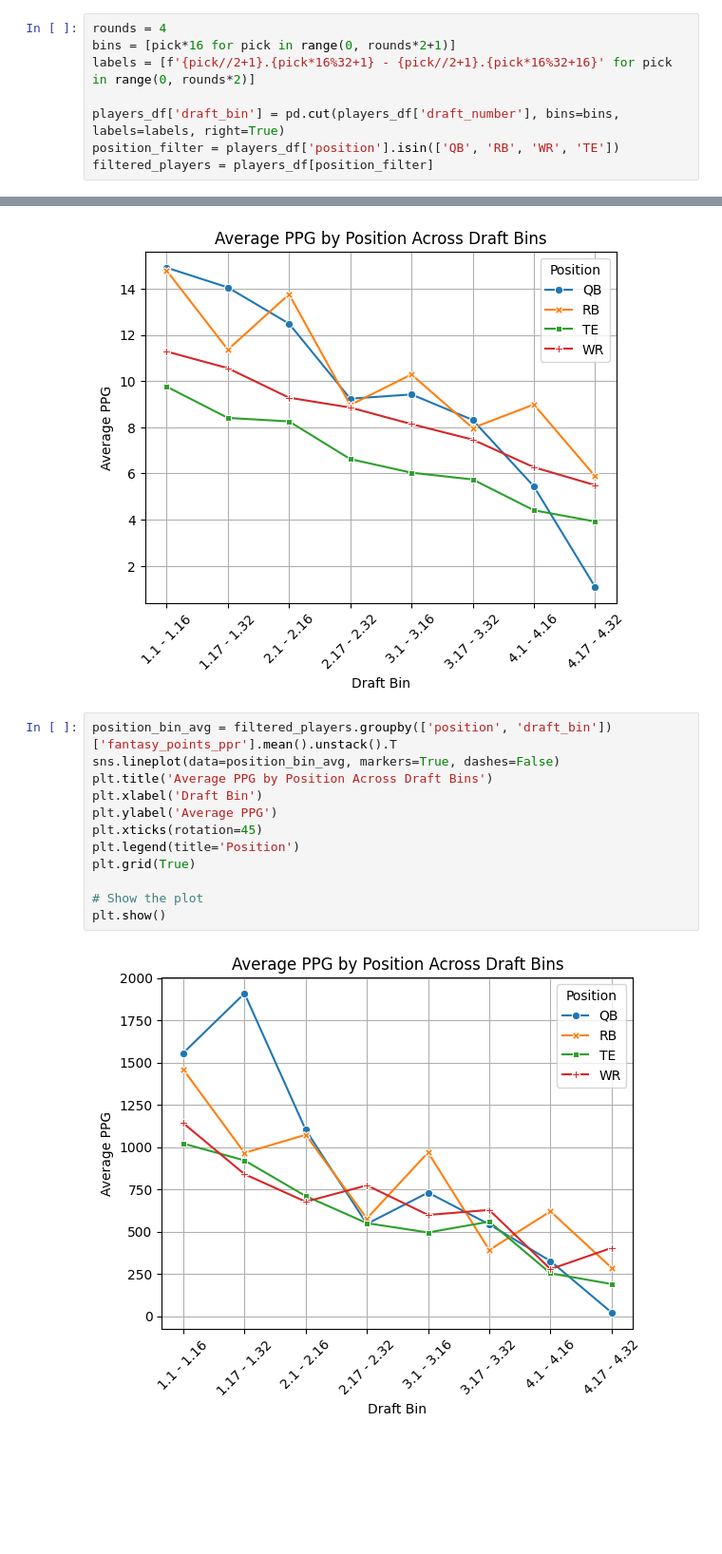
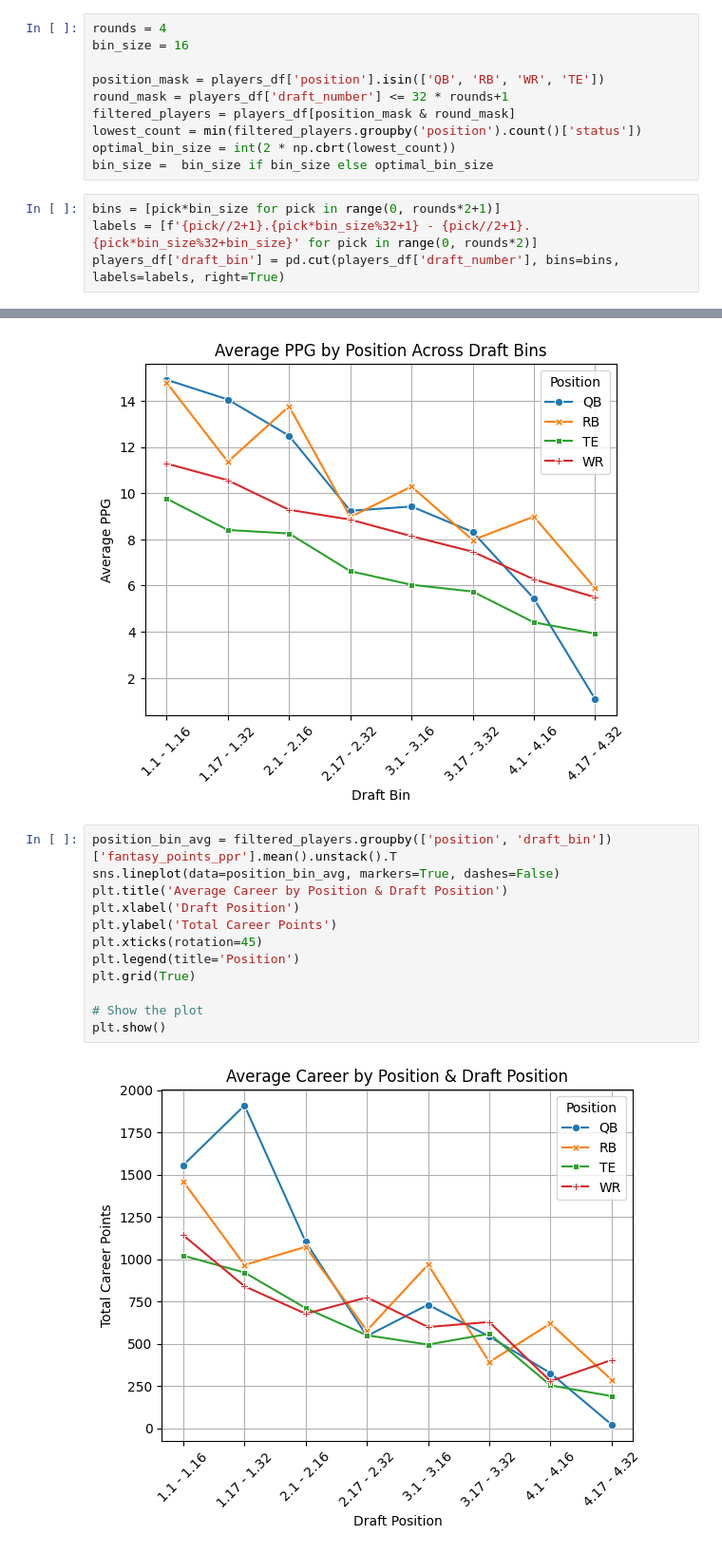
Before and after one commit to jsimerly/fantasy-analysis, a Jupyter notebook: market_testing.ipynb, the cells around one changed output, grey strips where cells are left out. Shown: that part at 95% size. Saved outputs shown, nothing was run; the diff lists cells and outputs as text; blank space fills up the shorter version.

```diff
--- a/market_testing.ipynb
+++ b/market_testing.ipynb
@@ -97,14 +133,20 @@ Index(['status', 'display_name', 'first_name', 'last_name', 'esb_id',
        'short_name', 'smart_id', 'headshot', 'draft_number', 'uniform_number',
        'draft_round', 'season', 'fantasy_points_ppr', 'ppg'],
       dtype='object')
+# %%
+rounds = 4
+bin_size = 16
+
+position_mask = players_df['position'].isin(['QB', 'RB', 'WR', 'TE'])
+round_mask = players_df['draft_number'] <= 32 * rounds+1
+filtered_players = players_df[position_mask & round_mask]
+lowest_count = min(filtered_players.groupby('position').count()['status'])
+optimal_bin_size = int(2 * np.cbrt(lowest_count))
+bin_size =  bin_size if bin_size else optimal_bin_size
 # %%
-rounds = 4
-bins = [pick*16 for pick in range(0, rounds*2+1)]
-labels = [f'{pick//2+1}.{pick*16%32+1} - {pick//2+1}.{pick*16%32+16}' for pick in range(0, rounds*2)]
-
+bins = [pick*bin_size for pick in range(0, rounds*2+1)]
+labels = [f'{pick//2+1}.{pick*bin_size%32+1} - {pick//2+1}.{pick*bin_size%32+bin_size}' for pick in range(0, rounds*2)]
 players_df['draft_bin'] = pd.cut(players_df['draft_number'], bins=bins, labels=labels, right=True)
-position_filter = players_df['position'].isin(['QB', 'RB', 'WR', 'TE'])
-filtered_players = players_df[position_filter]
 # %%
 position_bin_avg = filtered_players.groupby(['position', 'draft_bin'])['ppg'].mean().unstack().T
 sns.lineplot(data=position_bin_avg, markers=True, dashes=False)
@@ -122,14 +164,14 @@ plt.show()
 # %%
 position_bin_avg = filtered_players.groupby(['position', 'draft_bin'])['fantasy_points_ppr'].mean().unstack().T
 sns.lineplot(data=position_bin_avg, markers=True, dashes=False)
-plt.title('Average PPG by Position Across Draft Bins')
-plt.xlabel('Draft Bin')
-plt.ylabel('Average PPG')
+plt.title('Average Career by Position & Draft Position')
+plt.xlabel('Draft Position')
+plt.ylabel('Total Career Points')
 plt.xticks(rotation=45)
 plt.legend(title='Position')
 plt.grid(True)
 
 # Show the plot
 plt.show()
 # %% [output]
-[figure, old version]
+[figure, new version]
```
Also changed, not shown: parts of 4 cells of this notebook, 24 other files.
